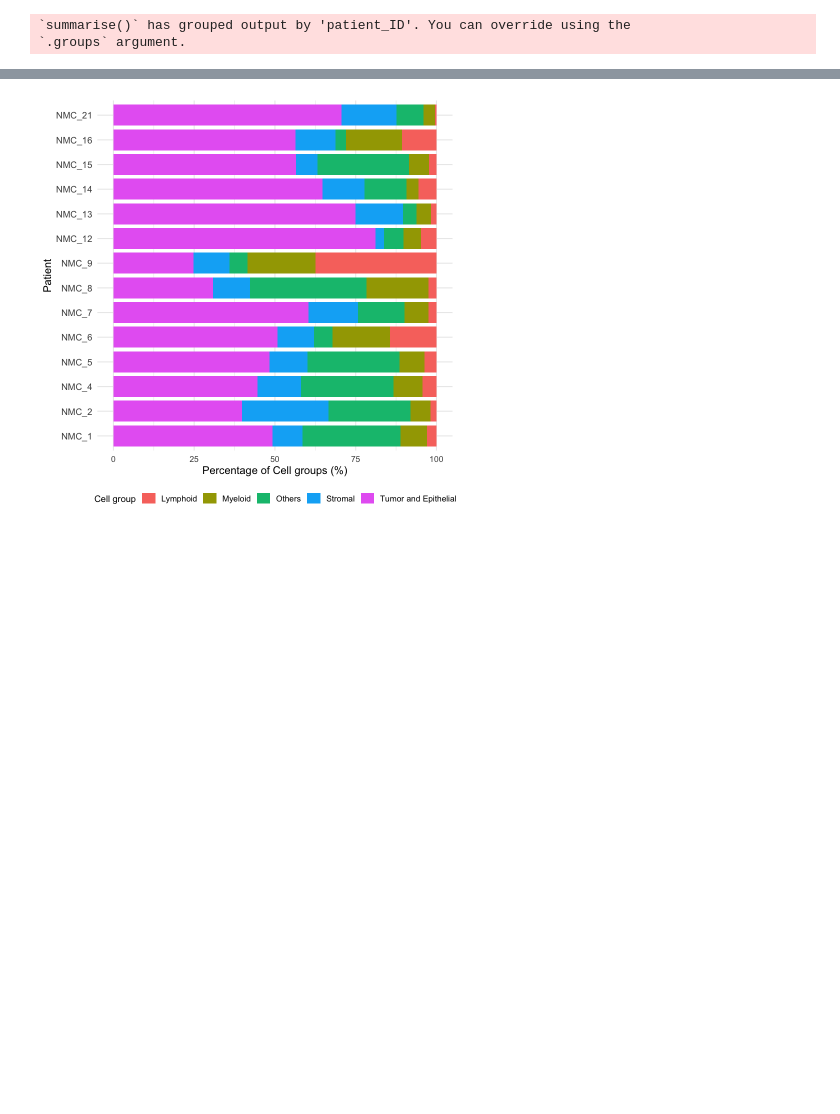
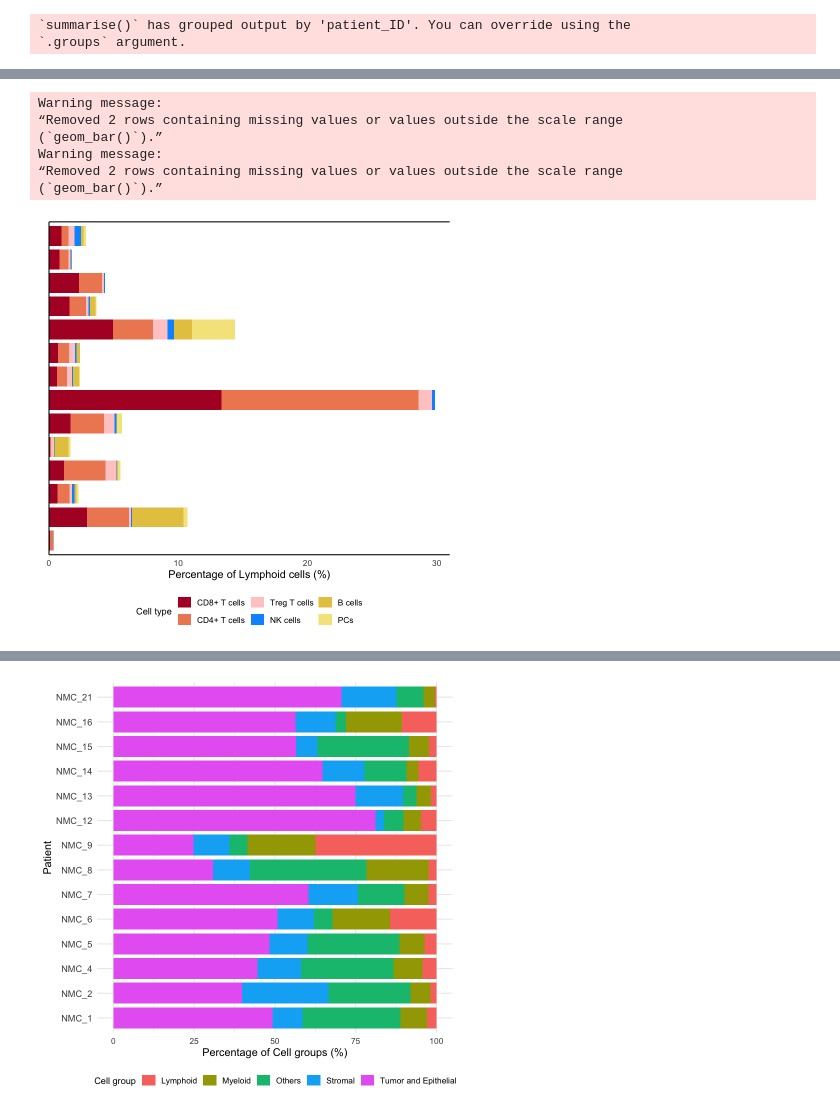
Before and after one commit to SchapiroLabor/NUT_spatial, a Jupyter notebook: figures/paper_figures_R.ipynb, the cells around one changed output, grey strips where cells are left out. Saved outputs shown, nothing was run; the diff lists cells and outputs as text; code cells hidden in the pictures; blank space fills up the shorter version.

```diff
--- a/figures/paper_figures_R.ipynb
+++ b/figures/paper_figures_R.ipynb
@@ -211,0 +328,61 @@ shared_margin <- margin(t = 5, r = 10, b = 5, l = 10)
+# %%
+lymphoid_palette <- c(
+  "CD8+ T cells"  = "#B2182B",  # deep red
+  "CD4+ T cells"  = "#EF8A62",  # salmon
+  "Treg T cells"  = "#FFCCCC",  # dark muted red (still clearly “T”)
+  "NK cells"      = "#0096FF", # olive green
+  "B cells"       = "#E6C84F" ,  # muted golden yellow
+  "PCs"           =  "#F4E58A"# lighter, creamy yellow
+)
+# %%
+shared_margin <- margin(t = 5, r = 10, b = 5, l = 10)
+p_lymphoid = ggplot(
+  lymphoid_percentage_patient,
+  aes(x = percentage, y = patient_ID, fill = cell_category)
+) +
+  geom_bar(stat = "identity", width = 0.85) +
+  scale_fill_manual(values = lymphoid_palette) +
+  guides(fill = guide_legend(reverse = TRUE)) +
+  labs(
+    x = "Percentage of Lymphoid cells (%)",
+    y = "Patient",
+    fill = "Cell type"
+  ) +
+  scale_x_continuous(limits = c(0, 31), expand = c(0, 0), sec.axis = dup_axis()) +
+  theme_minimal(base_size = 13) +
+  theme(
+    axis.text.y = element_blank(),
+    axis.title.y = element_blank(),
+    axis.text.x = element_text(size = 10),
+    axis.title  = element_text(size = 13),
+    legend.text  = element_text(size = 10),
+    legend.title = element_text(size = 11),
+    legend.key.height = unit(0.5, "cm"),
+    legend.position = "bottom",
+    panel.border = element_blank(),
+  axis.line.x.bottom = element_line(colour="black", linewidth=0.6),
+  axis.line.x.top    = element_line(colour="black", linewidth=0.6),
+  axis.line.y.left   = element_line(colour="black", linewidth=0.6),
+  axis.line.y.right  = element_blank(),
+  axis.text.x.top  = element_blank(),
+  axis.ticks.x.top = element_blank(),
+  axis.title.x.top = element_blank(),
+  panel.grid = element_blank(),
+  plot.margin = shared_margin
+  )
+p_lymphoid
+ggsave(
+  filename = "/Users/jawadalaaedeen/Desktop/celltype_composition_by_lymphocytes.svg",
+  plot = p_lymphoid,
+  width = 7,
+  height = 7,
+  dpi = 300
+)
+# %% [output]
+Warning message:
+“Removed 2 rows containing missing values or values outside the scale range
+(`geom_bar()`).”
+Warning message:
+“Removed 2 rows containing missing values or values outside the scale range
+(`geom_bar()`).”
+[figure, added]
```
Also changed, not shown: parts of 141 cells of this notebook.
